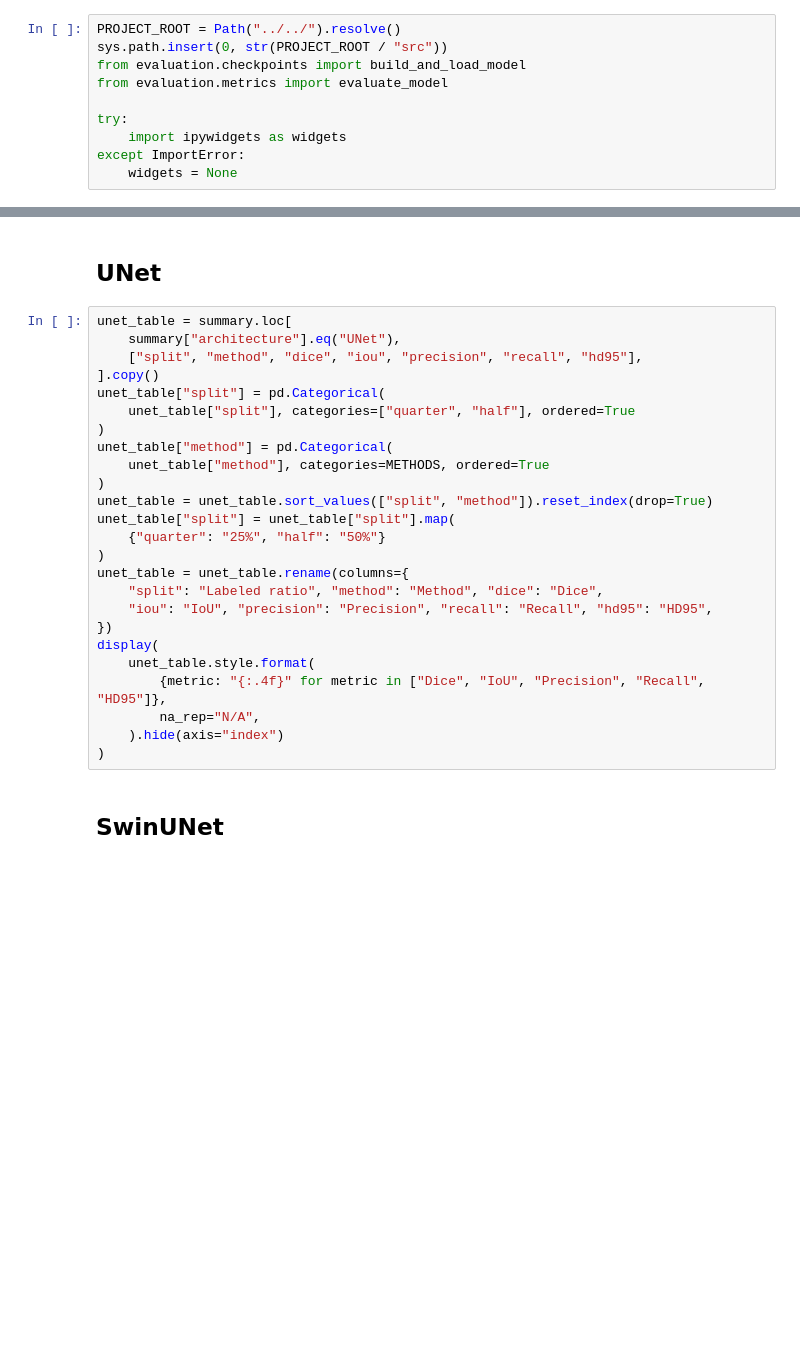
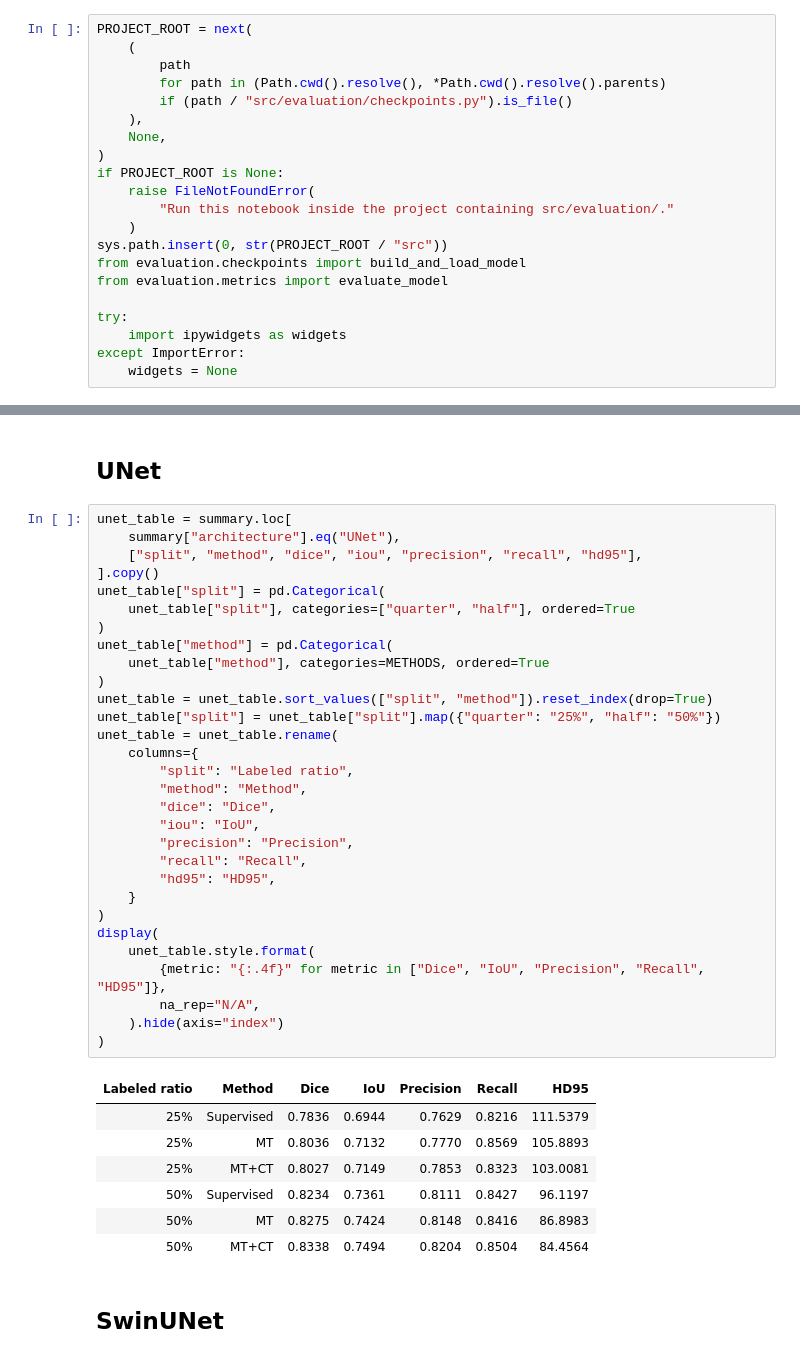
Before and after one commit to Avcuongy/poply-image-segmentation, a Jupyter notebook: notebooks/evaluation/evaluation_total.ipynb, the cells around one changed output, grey strips where cells are left out. Drawn from its saved outputs; the diff is of its cells as text; blank space fills up the shorter version.

```diff
--- a/notebooks/evaluation/evaluation_total.ipynb
+++ b/notebooks/evaluation/evaluation_total.ipynb
@@ -18,7 +18,18 @@ import torch
 from torch.utils.data import Dataset, DataLoader
 from IPython.display import display, Markdown
 # %%
-PROJECT_ROOT = Path("../../").resolve()
+PROJECT_ROOT = next(
+    (
+        path
+        for path in (Path.cwd().resolve(), *Path.cwd().resolve().parents)
+        if (path / "src/evaluation/checkpoints.py").is_file()
+    ),
+    None,
+)
+if PROJECT_ROOT is None:
+    raise FileNotFoundError(
+        "Run this notebook inside the project containing src/evaluation/."
+    )
 sys.path.insert(0, str(PROJECT_ROOT / "src"))
 from evaluation.checkpoints import build_and_load_model
 from evaluation.metrics import evaluate_model
@@ -381,28 +504,41 @@ summary["dice_rank"] = (
 # %%
 unet_table = summary.loc[
     summary["architecture"].eq("UNet"),
     ["split", "method", "dice", "iou", "precision", "recall", "hd95"],
 ].copy()
 unet_table["split"] = pd.Categorical(
     unet_table["split"], categories=["quarter", "half"], ordered=True
 )
 unet_table["method"] = pd.Categorical(
     unet_table["method"], categories=METHODS, ordered=True
 )
 unet_table = unet_table.sort_values(["split", "method"]).reset_index(drop=True)
-unet_table["split"] = unet_table["split"].map(
-    {"quarter": "25%", "half": "50%"}
+unet_table["split"] = unet_table["split"].map({"quarter": "25%", "half": "50%"})
+unet_table = unet_table.rename(
+    columns={
+        "split": "Labeled ratio",
+        "method": "Method",
+        "dice": "Dice",
+        "iou": "IoU",
+        "precision": "Precision",
+        "recall": "Recall",
+        "hd95": "HD95",
+    }
 )
-unet_table = unet_table.rename(columns={
-    "split": "Labeled ratio", "method": "Method", "dice": "Dice",
-    "iou": "IoU", "precision": "Precision", "recall": "Recall", "hd95": "HD95",
-})
 display(
     unet_table.style.format(
         {metric: "{:.4f}" for metric in ["Dice", "IoU", "Precision", "Recall", "HD95"]},
         na_rep="N/A",
     ).hide(axis="index")
 )
+# %% [output]
+| Labeled ratio | Method | Dice | IoU | Precision | Recall | HD95 |
+| 25% | Supervised | 0.7836 | 0.6944 | 0.7629 | 0.8216 | 111.5379 |
+| 25% | MT | 0.8036 | 0.7132 | 0.7770 | 0.8569 | 105.8893 |
+| 25% | MT+CT | 0.8027 | 0.7149 | 0.7853 | 0.8323 | 103.0081 |
+| 50% | Supervised | 0.8234 | 0.7361 | 0.8111 | 0.8427 | 96.1197 |
+| 50% | MT | 0.8275 | 0.7424 | 0.8148 | 0.8416 | 86.8983 |
+| 50% | MT+CT | 0.8338 | 0.7494 | 0.8204 | 0.8504 | 84.4564 |
 # %% [markdown]
 ## SwinUNet
 # %%
```
Also changed, not shown: parts of 12 cells of this notebook.
